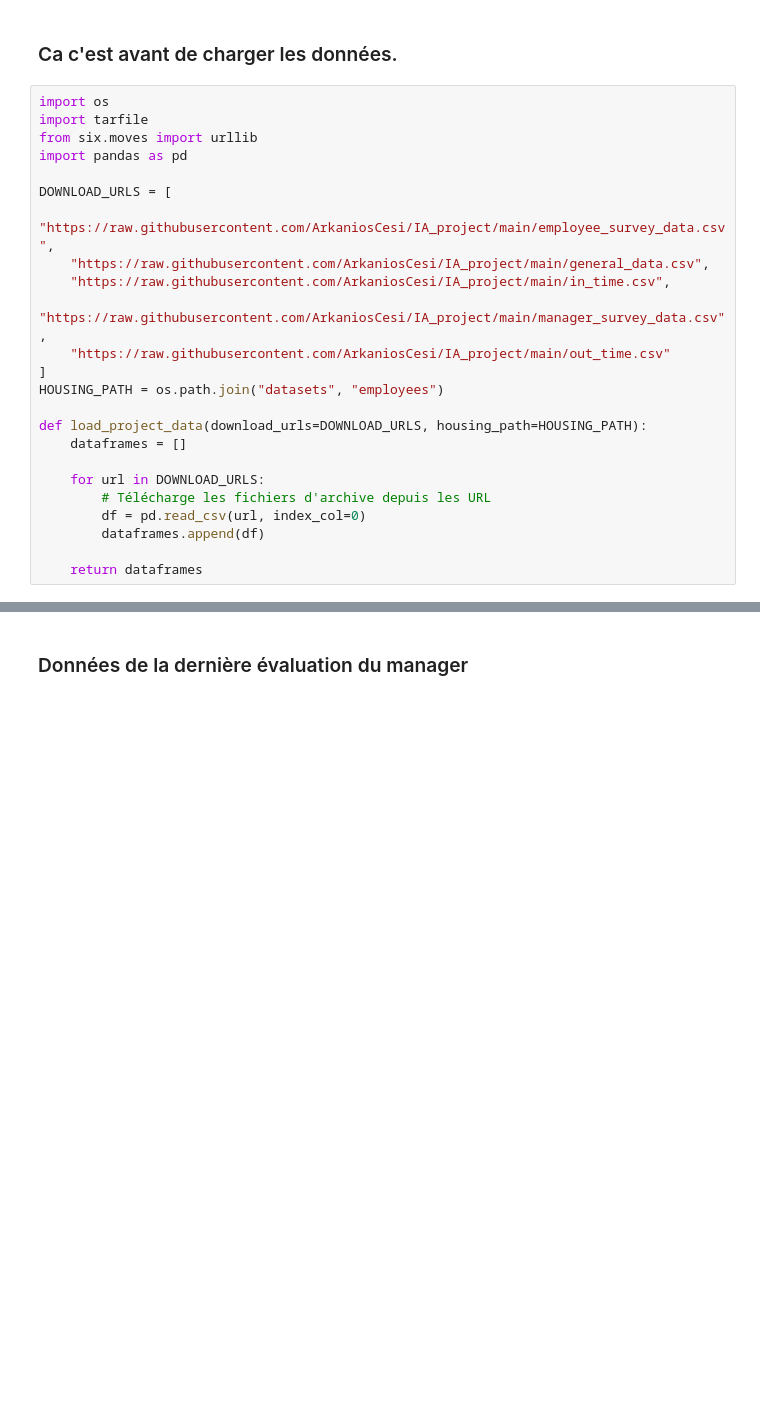
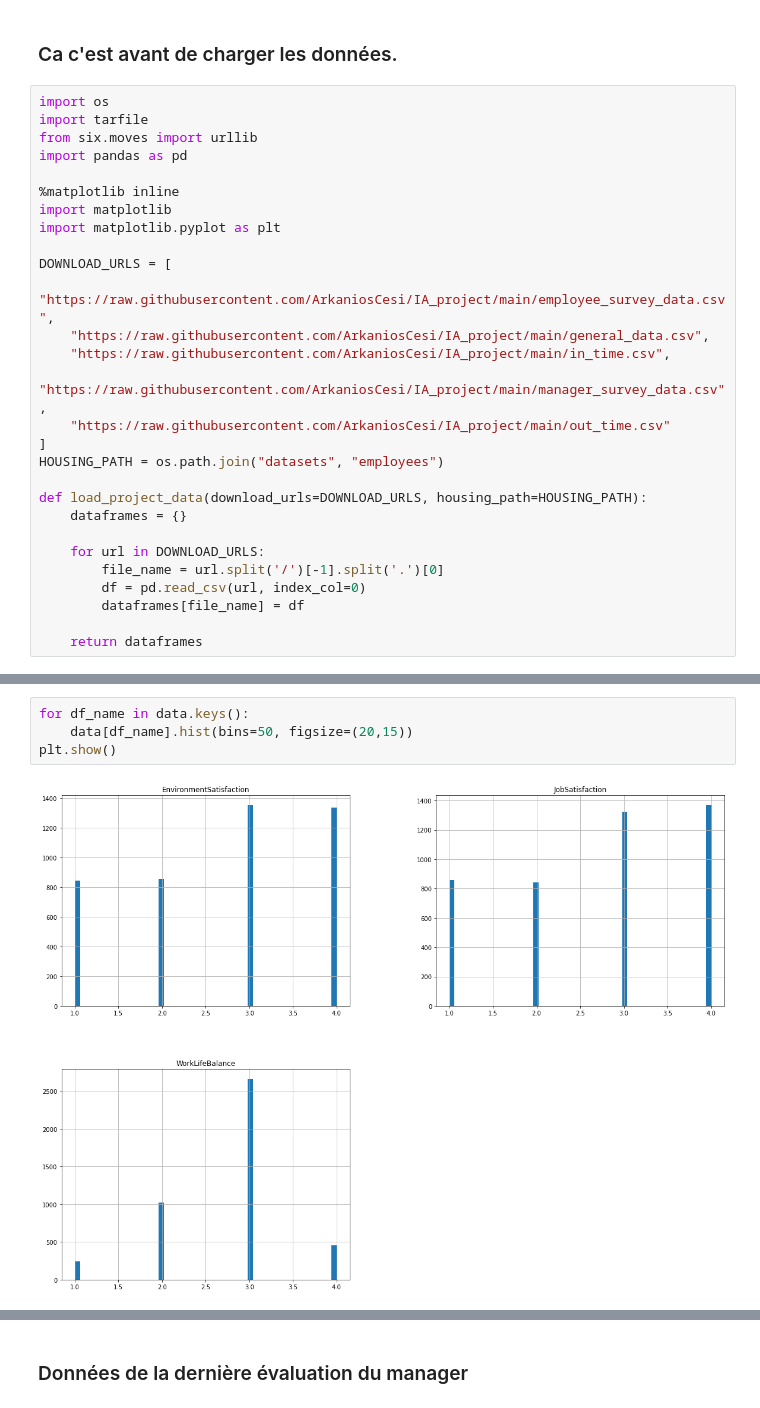
Before and after one commit to ArkaniosCesi/IA_project, a Jupyter notebook: Groupe2_IA.ipynb, the cells around one changed output, grey strips where cells are left out. Drawn from its saved outputs; the diff is of its cells as text; blank space fills up the shorter version.

```diff
--- a/Groupe2_IA.ipynb
+++ b/Groupe2_IA.ipynb
@@ -62,6 +62,10 @@ import os
 import tarfile
 from six.moves import urllib
 import pandas as pd
+
+%matplotlib inline
+import matplotlib
+import matplotlib.pyplot as plt
 
 DOWNLOAD_URLS = [
     "https://raw.githubusercontent.com/ArkaniosCesi/IA_project/main/employee_survey_data.csv",
@@ -73,12 +77,12 @@ DOWNLOAD_URLS = [
 HOUSING_PATH = os.path.join("datasets", "employees")
 
 def load_project_data(download_urls=DOWNLOAD_URLS, housing_path=HOUSING_PATH):
-    dataframes = []
+    dataframes = {}
 
     for url in DOWNLOAD_URLS:
-        # Télécharge les fichiers d'archive depuis les URL
+        file_name = url.split('/')[-1].split('.')[0]
         df = pd.read_csv(url, index_col=0)
-        dataframes.append(df)
+        dataframes[file_name] = df
 
     return dataframes
 # %% [markdown]
@@ -112,0 +141,6 @@ None
+# %%
+for df_name in data.keys():
+    data[df_name].hist(bins=50, figsize=(20,15))
+plt.show()
+# %% [output]
+[figure, added]
```
Also changed, not shown: parts of 20 cells of this notebook.
